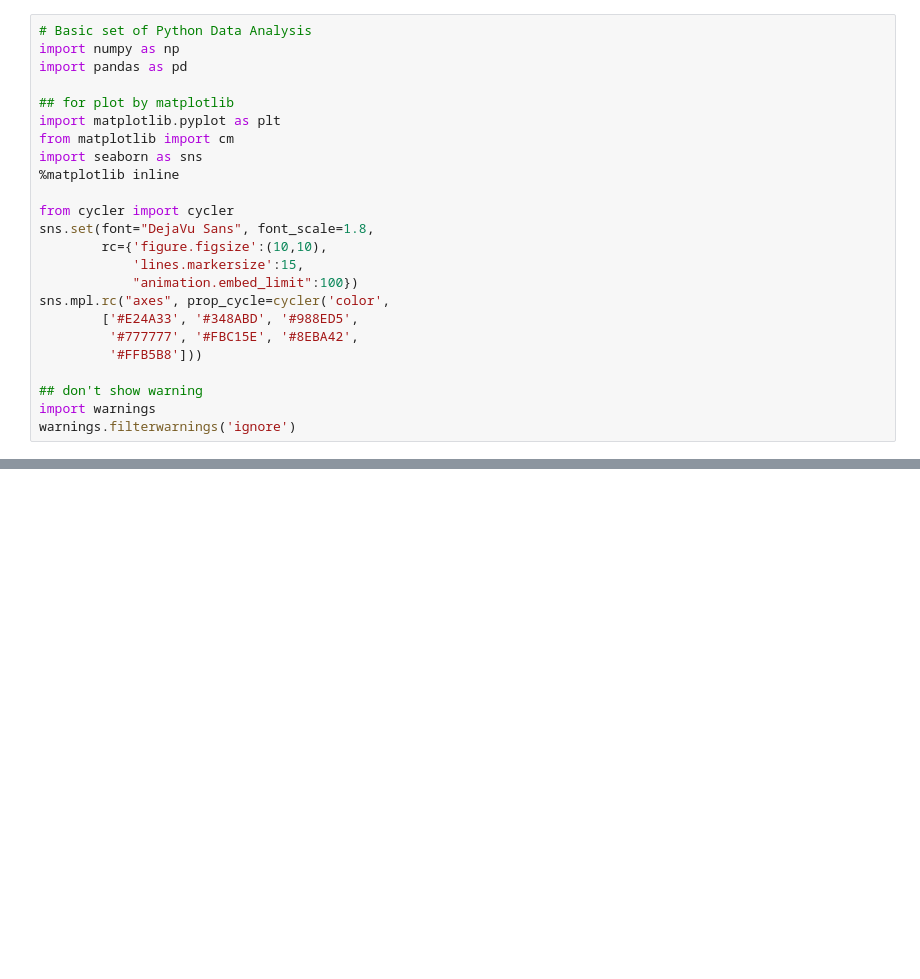
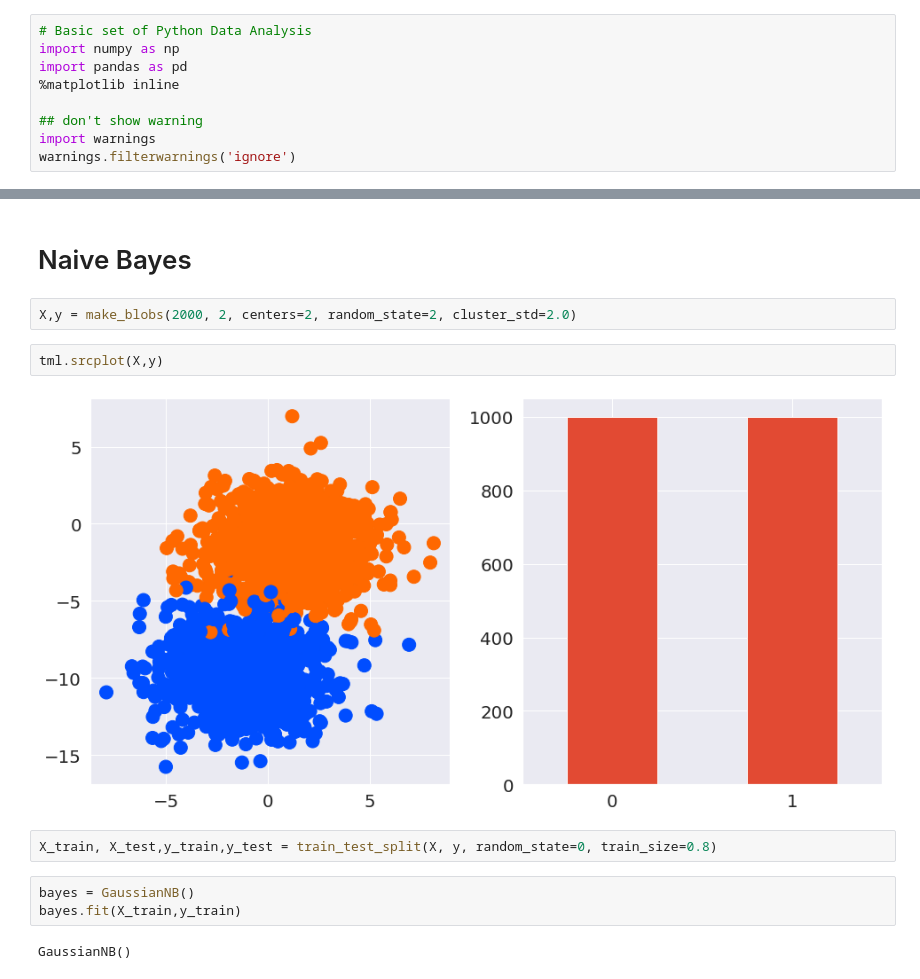
Before and after one commit to ghzuo/teslML, a Jupyter notebook: 32.Classified.ipynb, the cells around one changed output, grey strips where cells are left out. Saved outputs shown, nothing was run; the diff lists cells and outputs as text; blank space fills up the shorter version.

```diff
--- a/32.Classified.ipynb
+++ b/32.Classified.ipynb
@@ -2,22 +2,7 @@
 # Basic set of Python Data Analysis
 import numpy as np
 import pandas as pd
-
-## for plot by matplotlib
-import matplotlib.pyplot as plt
-from matplotlib import cm
-import seaborn as sns
 %matplotlib inline
-
-from cycler import cycler
-sns.set(font="DejaVu Sans", font_scale=1.8,
-        rc={'figure.figsize':(10,10),
-            'lines.markersize':15,
-            "animation.embed_limit":100})
-sns.mpl.rc("axes", prop_cycle=cycler('color',
-        ['#E24A33', '#348ABD', '#988ED5',
-         '#777777', '#FBC15E', '#8EBA42',
-         '#FFB5B8']))
 
 ## don't show warning
 import warnings
@@ -32,0 +31,15 @@ from sklearn.cluster import
+# %% [markdown]
+# Naive Bayes
+# %%
+X,y = make_blobs(2000, 2, centers=2, random_state=2, cluster_std=2.0)
+# %%
+tml.srcplot(X,y)
+# %% [output]
+[figure, added]
+# %%
+X_train, X_test,y_train,y_test = train_test_split(X, y, random_state=0, train_size=0.8)
+# %%
+bayes = GaussianNB()
+bayes.fit(X_train,y_train)
+# %% [output]
+GaussianNB()
```
Also changed, not shown: parts of 31 cells of this notebook, 4 other files.
